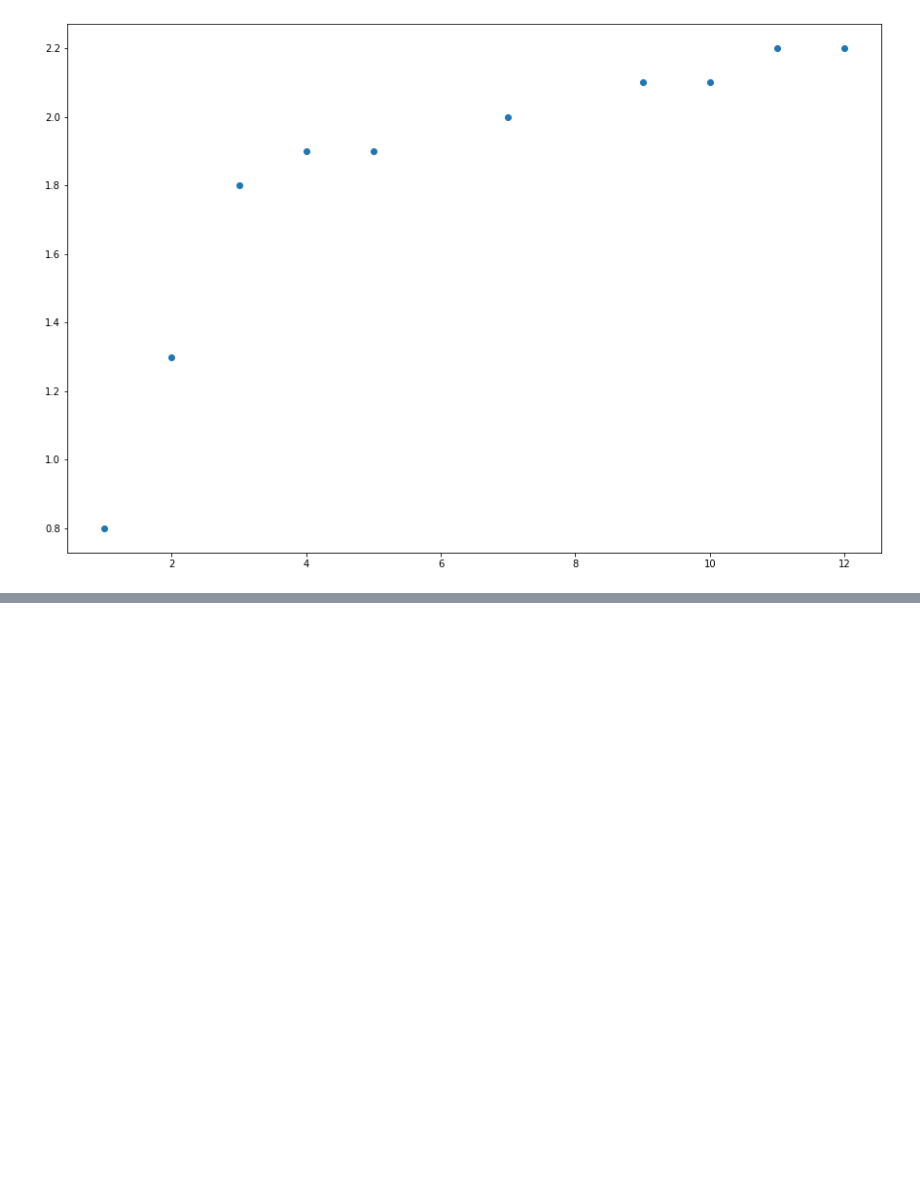
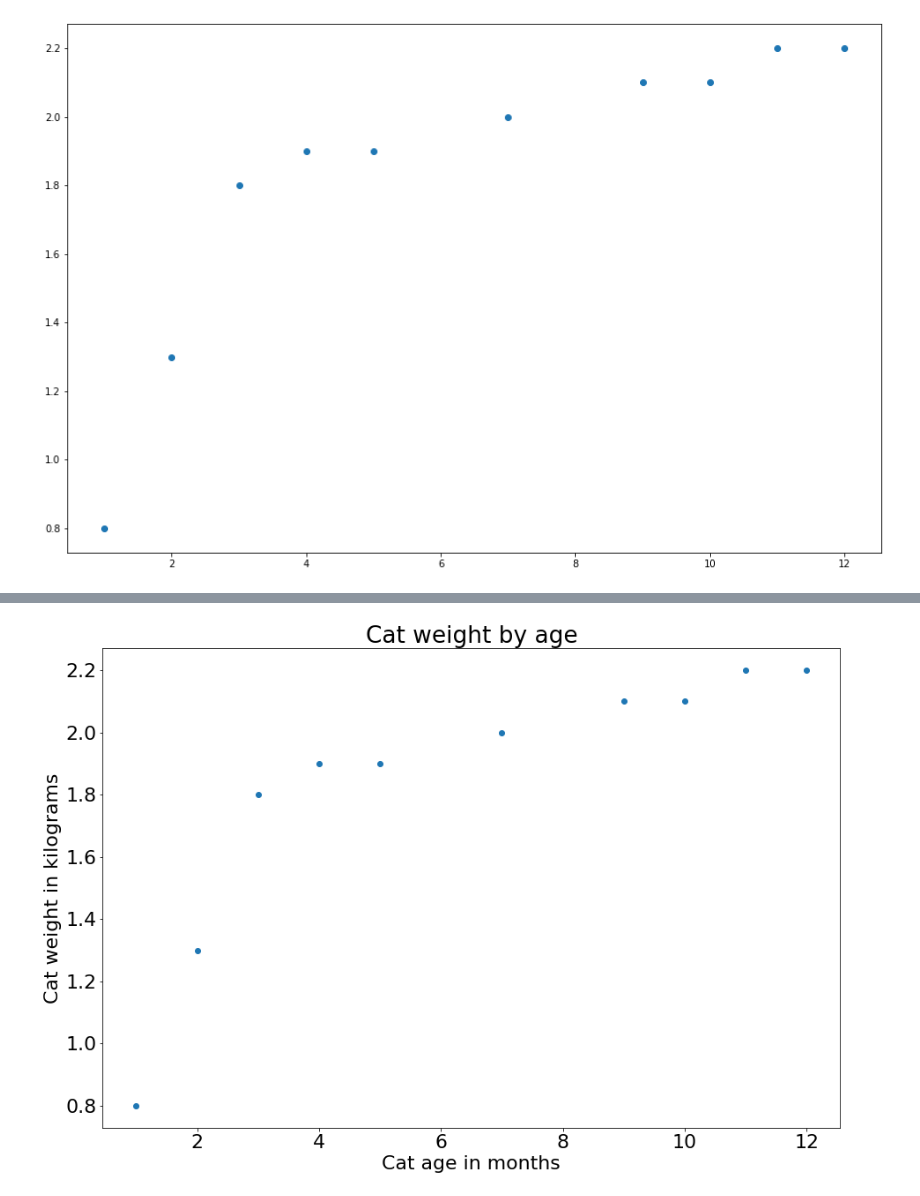
Before and after one commit to Magiduck/matplotlib_workshop, a Jupyter notebook: matplotlib_workshop.ipynb, the cells around one changed output, grey strips where cells are left out. Saved outputs shown, nothing was run; the diff lists cells and outputs as text; code cells hidden in the pictures; blank space fills up the shorter version.

```diff
--- a/matplotlib_workshop.ipynb
+++ b/matplotlib_workshop.ipynb
@@ -88,0 +63,11 @@ plt.show()
+# %%
+plt.rcParams.update({'font.size': 22})
+# %%
+plt.figure(figsize=(15, 10))
+plt.plot(cat_age_in_months, cat_weight_in_kg, 'o')
+plt.xlabel('Cat age in months')
+plt.ylabel('Cat weight in kilograms')
+plt.title("Cat weight by age")
+plt.show()
+# %% [output]
+[figure, added]
```
Also changed, not shown: parts of 8 cells of this notebook.
